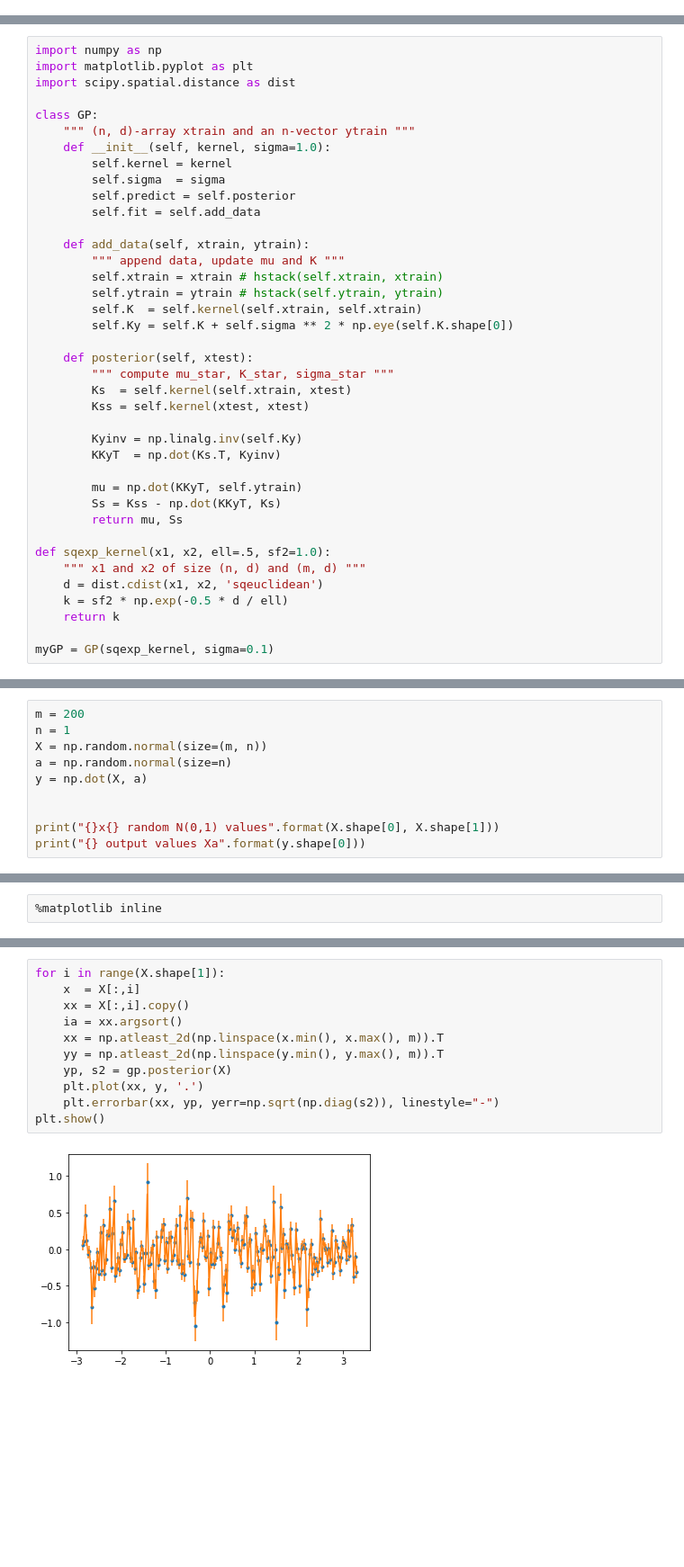
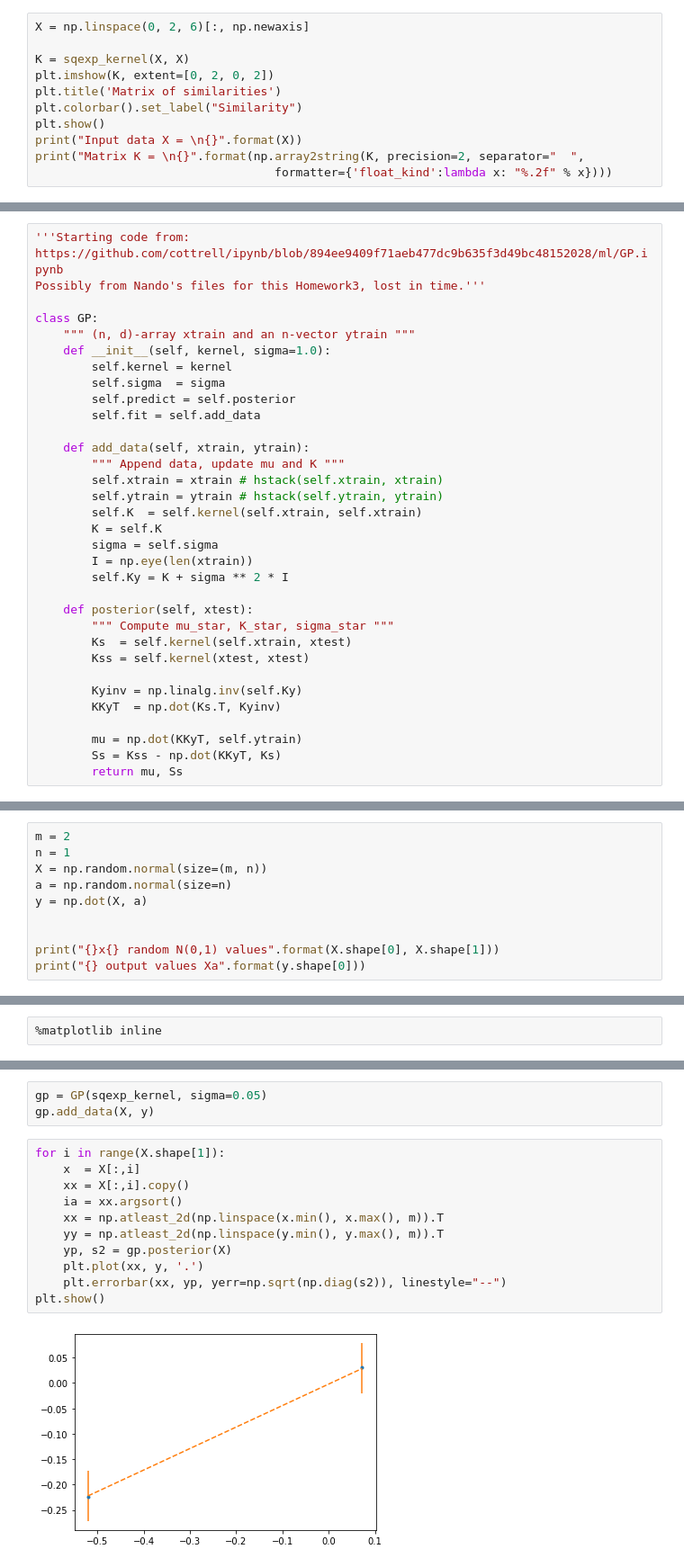
Before and after one commit to LecJackS/CPSC-540-Nando-de-Freitas, a Jupyter notebook: Hw3 - Bayesian optimization with Gaussian processes.ipynb, the cells around one changed output, grey strips where cells are left out. Shown: that part at 90% size. Drawn from its saved outputs; the diff is of its cells as text; blank space fills up the shorter version.

```diff
--- a/Hw3 - Bayesian optimization with Gaussian processes.ipynb
+++ b/Hw3 - Bayesian optimization with Gaussian processes.ipynb
@@ -4,0 +78,11 @@ Possibly from Nando's files for this Homework3, lost in time.
+# %%
+X = np.linspace(0, 2, 6)[:, np.newaxis]
+
+K = sqexp_kernel(X, X)
+plt.imshow(K, extent=[0, 2, 0, 2])
+plt.title('Matrix of similarities')
+plt.colorbar().set_label("Similarity")
+plt.show()
+print("Input data X = \n{}".format(X))
+print("Matrix K = \n{}".format(np.array2string(K, precision=2, separator="  ",
+                                  formatter={'float_kind':lambda x: "%.2f" % x})))
@@ -5,7 +105,7 @@ Possibly from Nando's files for this Homework3, lost in time.
 # %%
-import numpy as np
-import matplotlib.pyplot as plt
-import scipy.spatial.distance as dist
+'''Starting code from:
+https://github.com/cottrell/ipynb/blob/894ee9409f71aeb477dc9b635f3d49bc48152028/ml/GP.ipynb
+Possibly from Nando's files for this Homework3, lost in time.'''
 
 class GP:
     """ (n, d)-array xtrain and an n-vector ytrain """
@@ -16,14 +116,17 @@ class GP:
         self.fit = self.add_data
 
     def add_data(self, xtrain, ytrain):
-        """ append data, update mu and K """
+        """ Append data, update mu and K """
         self.xtrain = xtrain # hstack(self.xtrain, xtrain)
         self.ytrain = ytrain # hstack(self.ytrain, ytrain)
         self.K  = self.kernel(self.xtrain, self.xtrain)
-        self.Ky = self.K + self.sigma ** 2 * np.eye(self.K.shape[0])
+        K = self.K
+        sigma = self.sigma
+        I = np.eye(len(xtrain))
+        self.Ky = K + sigma ** 2 * I
 
     def posterior(self, xtest):
-        """ compute mu_star, K_star, sigma_star """
+        """ Compute mu_star, K_star, sigma_star """
         Ks  = self.kernel(self.xtrain, xtest)
         Kss = self.kernel(xtest, xtest)
 
@@ -33,11 +136,3 @@ class GP:
         mu = np.dot(KKyT, self.ytrain)
         Ss = Kss - np.dot(KKyT, Ks)
         return mu, Ss
-
-def sqexp_kernel(x1, x2, ell=.5, sf2=1.0):
-    """ x1 and x2 of size (n, d) and (m, d) """
-    d = dist.cdist(x1, x2, 'sqeuclidean')
-    k = sf2 * np.exp(-0.5 * d / ell)
-    return k
-
-myGP = GP(sqexp_kernel, sigma=0.1)
@@ -44,5 +147,5 @@ myGP = GP(sqexp_kernel, sigma=0.1)
 # %%
-m = 200
+m = 2
 n = 1
 X = np.random.normal(size=(m, n))
 a = np.random.normal(size=n)
@@ -68,13 +175,16 @@ gp.add_data(X, y)
+# %%
+gp = GP(sqexp_kernel, sigma=0.05)
+gp.add_data(X, y)
 # %%
 for i in range(X.shape[1]):
     x  = X[:,i]
     xx = X[:,i].copy()
     ia = xx.argsort()
     xx = np.atleast_2d(np.linspace(x.min(), x.max(), m)).T
     yy = np.atleast_2d(np.linspace(y.min(), y.max(), m)).T
     yp, s2 = gp.posterior(X)
     plt.plot(xx, y, '.')
-    plt.errorbar(xx, yp, yerr=np.sqrt(np.diag(s2)), linestyle="-")
+    plt.errorbar(xx, yp, yerr=np.sqrt(np.diag(s2)), linestyle="--")
 plt.show()
 # %% [output]
-[figure, old version]
+[figure, new version]
```
Also changed, not shown: parts of 25 cells of this notebook, 4 other files.
